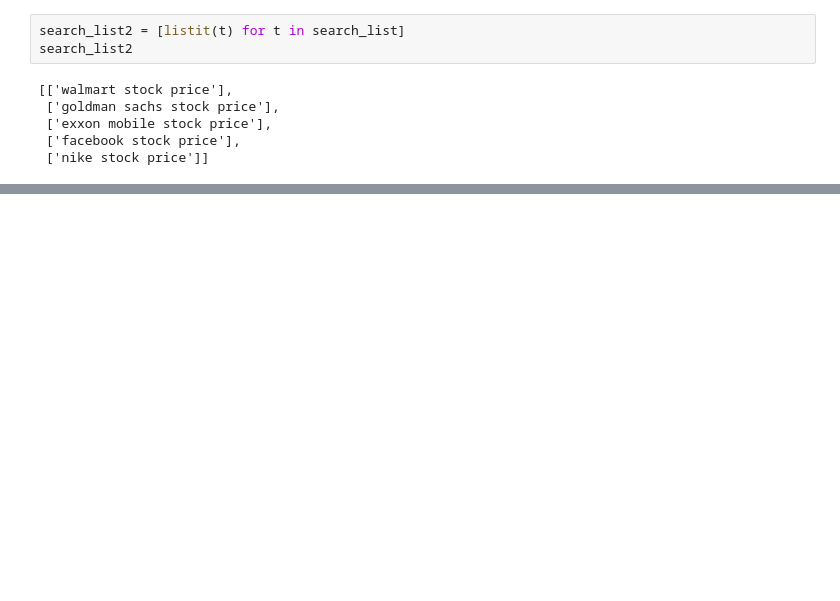
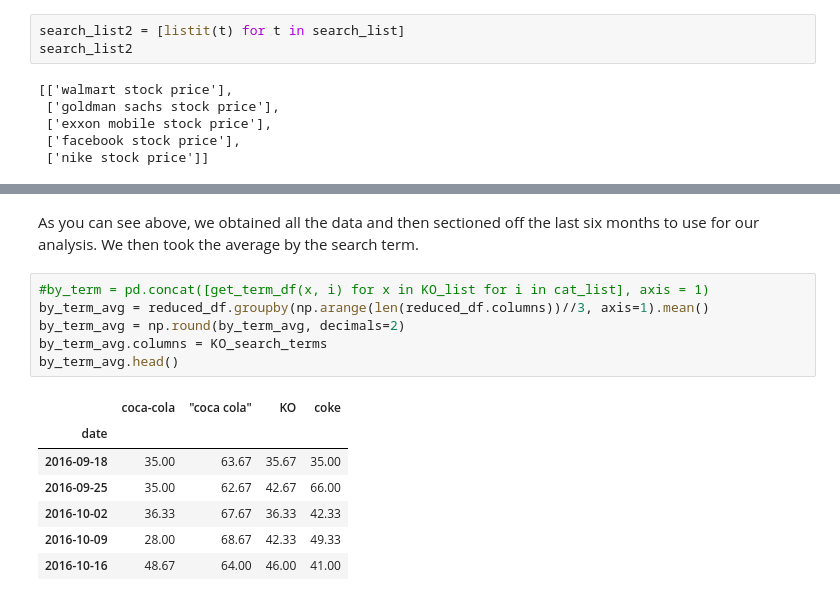
Before and after one commit to matthewebates/financial_data_analysis, a Jupyter notebook: Google Trends Data.ipynb, the cells around one changed output, grey strips where cells are left out. Saved outputs shown, nothing was run; the diff lists cells and outputs as text; blank space fills up the shorter version.

```diff
--- a/Google Trends Data.ipynb
+++ b/Google Trends Data.ipynb
@@ -90,0 +117,16 @@ Relative frequency of stock related search terms for different companies over ti
+# %% [markdown]
+As you can see above, we obtained all the data and then sectioned off the last six months to use for our analysis. We then took the average by the search term.
+# %%
+#by_term = pd.concat([get_term_df(x, i) for x in KO_list for i in cat_list], axis = 1)
+by_term_avg = reduced_df.groupby(np.arange(len(reduced_df.columns))//3, axis=1).mean()
+by_term_avg = np.round(by_term_avg, decimals=2)
+by_term_avg.columns = KO_search_terms
+by_term_avg.head()
+# %% [output]
+|  | coca-cola | "coca cola" | KO | coke |
+| date |  |  |  |  |
+| 2016-09-18 | 35.00 | 63.67 | 35.67 | 35.00 |
+| 2016-09-25 | 35.00 | 62.67 | 42.67 | 66.00 |
+| 2016-10-02 | 36.33 | 67.67 | 36.33 | 42.33 |
+| 2016-10-09 | 28.00 | 68.67 | 42.33 | 49.33 |
+| 2016-10-16 | 48.67 | 64.00 | 46.00 | 41.00 |
```
Also changed, not shown: parts of 20 cells of this notebook.
